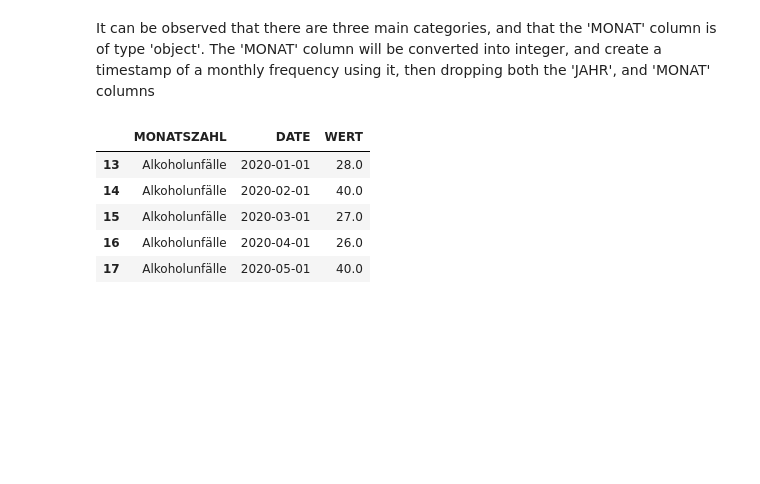
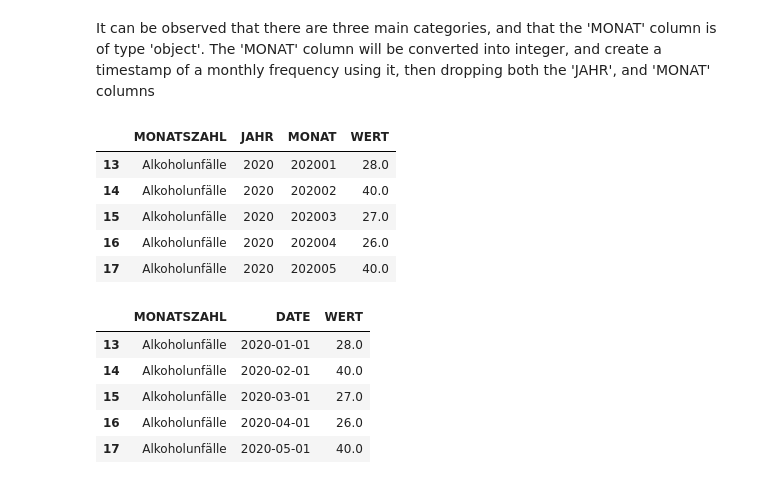
Before and after one commit to abouslima/DPS-Challenge, a Jupyter notebook: Preprocessing and Visualization .ipynb, the cells around one changed output. Drawn from its saved outputs; the diff is of its cells as text; code cells hidden in the pictures; blank space fills up the shorter version.

```diff
--- a/Preprocessing and Visualization .ipynb
+++ b/Preprocessing and Visualization .ipynb
@@ -153,4 +153,13 @@ dtype: object
 ['Alkoholunfälle' 'Fluchtunfälle' 'Verkehrsunfälle']
 # %% [markdown]
 It can be observed that there are three main categories, and that the 'MONAT' column is of type 'object'. The 'MONAT' column will be converted into integer, and create a timestamp of a monthly frequency using it, then dropping both the 'JAHR', and 'MONAT' columns
+# %%
+df.head()
+# %% [output]
+|  | MONATSZAHL | JAHR | MONAT | WERT |
+| 13 | Alkoholunfälle | 2020 | 202001 | 28.0 |
+| 14 | Alkoholunfälle | 2020 | 202002 | 40.0 |
+| 15 | Alkoholunfälle | 2020 | 202003 | 27.0 |
+| 16 | Alkoholunfälle | 2020 | 202004 | 26.0 |
+| 17 | Alkoholunfälle | 2020 | 202005 | 40.0 |
 # %%
```
Also changed, not shown: parts of 5 cells of this notebook, 2 other files.
